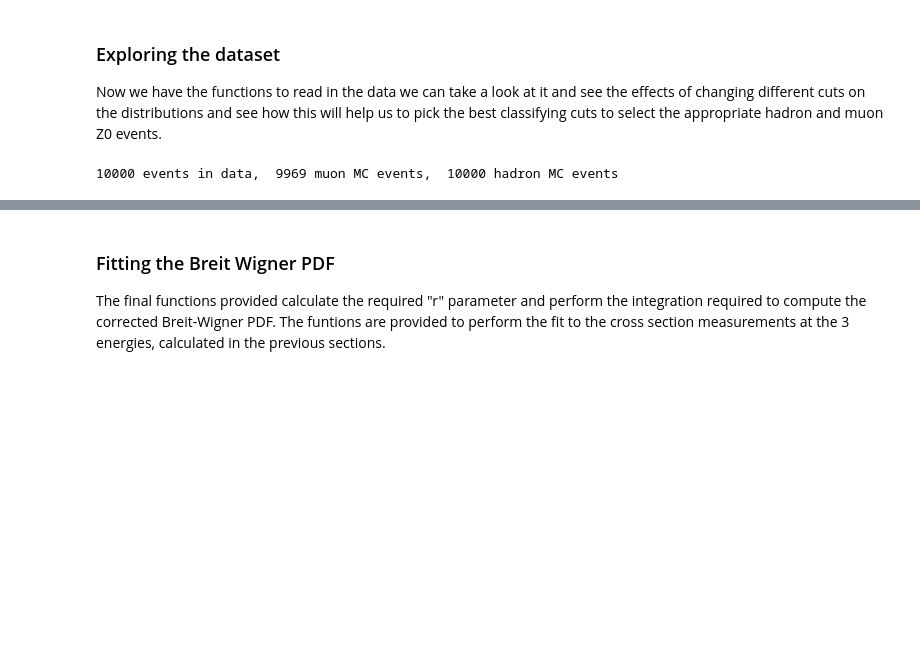
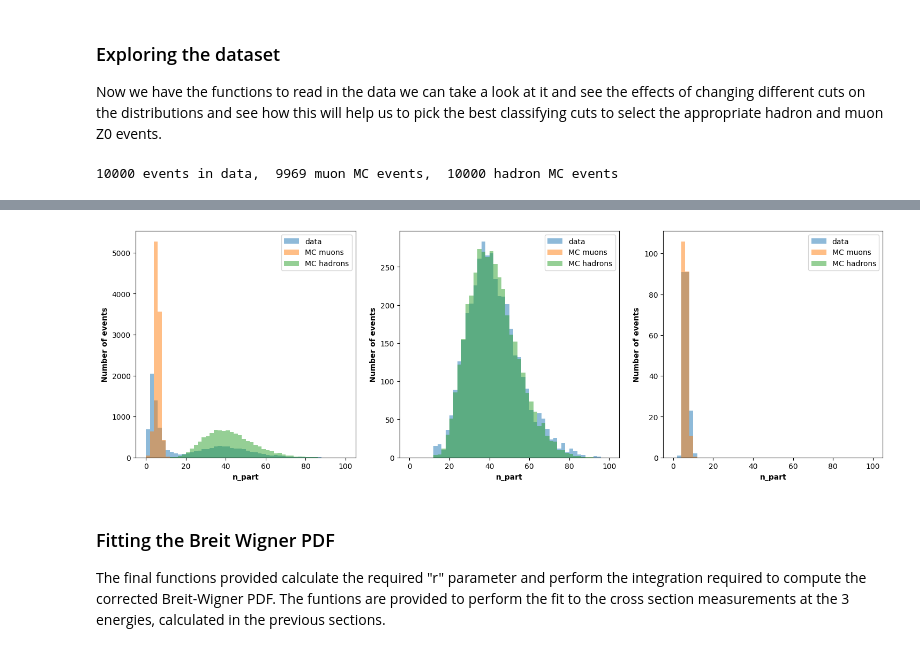
Before and after one commit to kotenevmatvei/z0-boson-resonance, a Jupyter notebook: Praktikum_example.ipynb, the cells around one changed output, grey strips where cells are left out. Cells and saved outputs as stored; diff of their text form; code cells hidden in the pictures; blank space fills up the shorter version.

```diff
--- a/Praktikum_example.ipynb
+++ b/Praktikum_example.ipynb
@@ -282,0 +201,90 @@ Text(0.5, 0, 'n_part')
+# %%
+variable = "n_part" # The name of the variable we want to plot
+xmin, xmax, nbins = 0., 100, 51 # And the binning of the histogram we want to make (min, max, number of bins)
+binning_type = "linear" # And whether we want log or linear binning
+energy = 91.33
+
+# Define the figure we want to draw
+figure, ((ax1, ax2, ax3)) = plt.subplots(1, 3,  figsize=(18,5.5))
+
+# Make selections on data and store a bool of those passing
+data_hadron_selection = make_hadron_cut(data_events, data_particles, energy)
+data_muon_selection = make_muon_cut(data_events, data_particles, energy)
+
+data_hadron_selection_unc_st = np.sqrt(len([event for event in data_hadron_selection if event]))/10000
+data_muon_selection_unc_st = np.sqrt(len([event for event in data_muon_selection if event]))/10000
+print("Statistical uncertainty of data hadron selection is ", data_hadron_selection_unc_st)
+print("Statistical uncertainty of data muon selection is ", data_muon_selection_unc_st)
+
+# Do same for MC muons
+muon_mc_hadron_selection = make_hadron_cut(muon_mc_events, muon_mc_particles, energy)
+muon_mc_muon_selection = make_muon_cut(muon_mc_events, muon_mc_particles, energy)
+
+muon_mc_hadron_selection_unc_st = np.sqrt(len([event for event in muon_mc_hadron_selection if event]))/10000
+muon_mc_muon_selection_unc_st = np.sqrt(len([event for event in muon_mc_muon_selection if event]))/10000
+print("Statistical uncertainty of muon mc hadron selection is ", muon_mc_hadron_selection_unc_st)
+print("Statistical uncertainty of muon mc muon selection is ", muon_mc_muon_selection_unc_st)
+
+# and MC hadrons
+hadron_mc_hadron_selection = make_hadron_cut(hadron_mc_events, hadron_mc_particles, energy)
+hadron_mc_muon_selection = make_muon_cut(hadron_mc_events, hadron_mc_particles, energy)
+
+hadron_mc_hadron_selection_unc_st = np.sqrt(len([event for event in hadron_mc_hadron_selection if event]))/10000
+hadron_mc_muon_selection_unc_st = np.sqrt(len([event for event in hadron_mc_muon_selection if event]))/10000
+print("Statistical uncertainty of hadron mc hadron selection is ", hadron_mc_hadron_selection_unc_st)
+print("Statistical uncertainty of hadron mc muon selection is ", hadron_mc_muon_selection_unc_st)
+
+# Define the bins for our histogram as an array of the bin boundaries
+if binning_type is "log":
+    bins = np.logspace(np.log10(xmin),np.log10(xmax), nbins)
+else:
+    bins = np.linspace(xmin, xmax, nbins)
+
+# The first histogram we make is our data events vs the MC muon and hadron events with no cuts made
+# When comparing histograms we weight MC so that integral is same as data
+weight_muon = len(data_events) / len(muon_mc_events)
+weight_hadron = len(data_events) / len(hadron_mc_events)
+
+ax1.hist(data_events[:][variable], bins=bins, alpha=0.5, label="data")
+ax1.hist(muon_mc_events[:][variable], bins=bins, alpha=0.5, label="MC muons")
+ax1.hist(hadron_mc_events[:][variable], bins=bins, alpha=0.5, label="MC hadrons")
+ax1.set_xscale(binning_type)
+#ax1.set_yscale(binning_type)
+ax1.set_ylabel("Number of events", weight="bold")
+ax1.set_xlabel(variable, weight="bold")
+ax1.legend()
+
+# Next we make the same plot for events passing hadron cuts
+weight_muon = np.ones(np.sum(muon_mc_hadron_selection)) * \
+                (np.sum(data_hadron_selection) / np.sum(muon_mc_hadron_selection))
+weight_hadron = np.ones(np.sum(hadron_mc_hadron_selection)) * \
+                (np.sum(data_hadron_selection) / np.sum(hadron_mc_hadron_selection))
+
+ax2.hist(data_events[data_hadron_selection][variable], bins=bins, alpha=0.5, label="data")
+ax2.hist(muon_mc_events[muon_mc_hadron_selection][variable], weights=weight_muon,
+         bins=bins, alpha=0.5, label="MC muons")
+ax2.hist(hadron_mc_events[hadron_mc_hadron_selection][variable], weights=weight_hadron,
+         bins=bins, alpha=0.5, label="MC hadrons")
+ax2.set_xscale(binning_type)
+#ax2.set_yscale(binning_type)
+ax2.set_ylabel("Number of events", weight="bold")
+ax2.set_xlabel(variable, weight="bold")
+ax2.legend()
+
+# And finally for events passing muon cuts
+weight_muon = np.ones(np.sum(muon_mc_muon_selection)) * \
+                (np.sum(data_muon_selection) / np.sum(muon_mc_muon_selection))
+weight_hadron = np.ones(np.sum(hadron_mc_muon_selection)) * \
+                (np.sum(data_muon_selection) / np.sum(hadron_mc_muon_selection))
+
+ax3.hist(data_events[data_muon_selection][variable], bins=bins, alpha=0.5, label="data")
+ax3.hist(muon_mc_events[muon_mc_muon_selection][variable], weights=weight_muon,
+         bins=bins, alpha=0.5, label="MC muons")
+ax3.hist(hadron_mc_events[hadron_mc_muon_selection][variable], weights=weight_hadron,
+         bins=bins, alpha=0.5, label="MC hadrons")
+ax3.set_xscale(binning_type)
+ax3.legend()
+
+ax3.set_ylabel("Number of events", weight="bold")
+ax3.set_xlabel(variable, weight="bold")
+# %% [output]
@@ -283,3 +304,4 @@ Text(0.5, 0, 'n_part')
+[figure, added]
 # %%
 #Calculate the cross section for hadrons
 # %%
```
Also changed, not shown: parts of 4 cells of this notebook.
